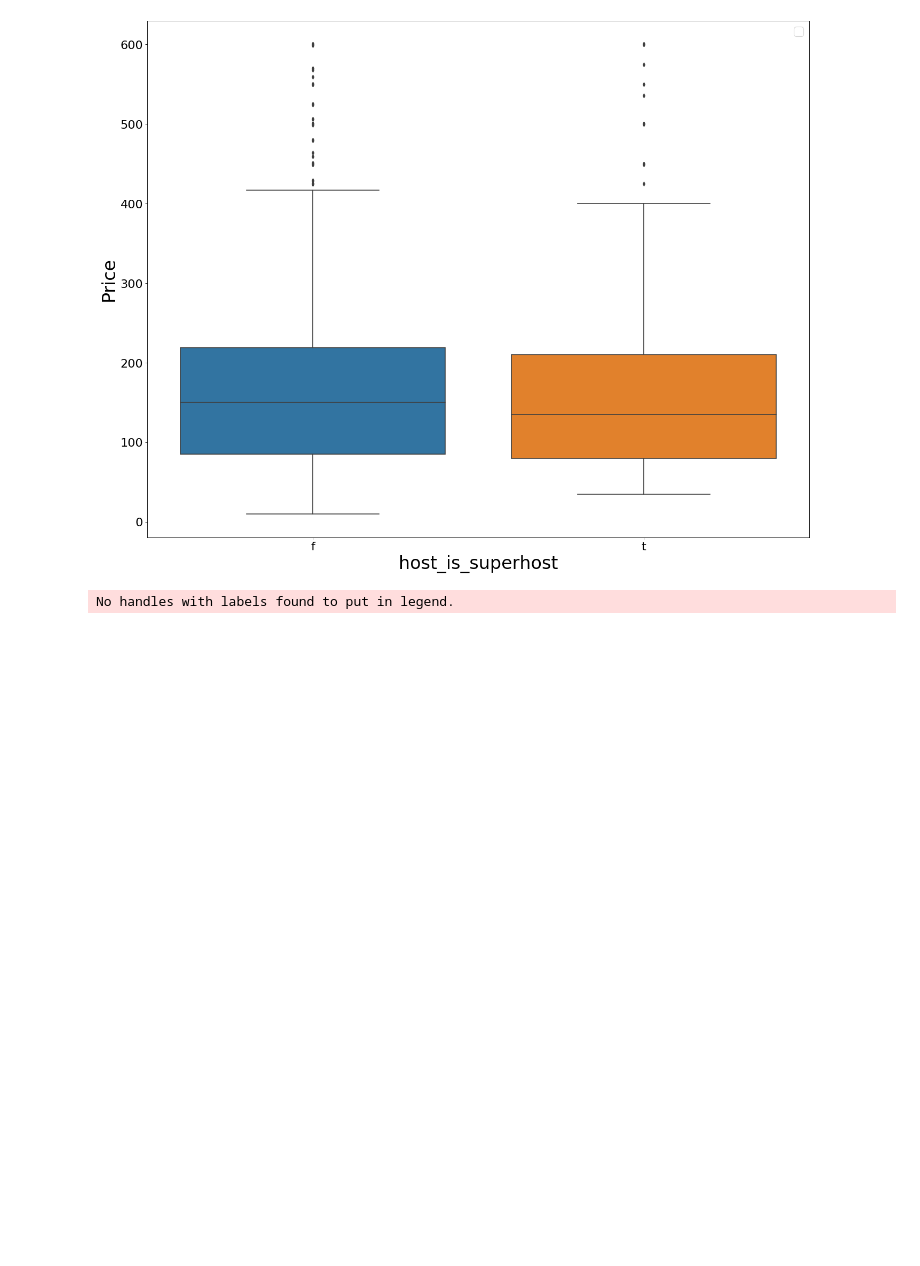
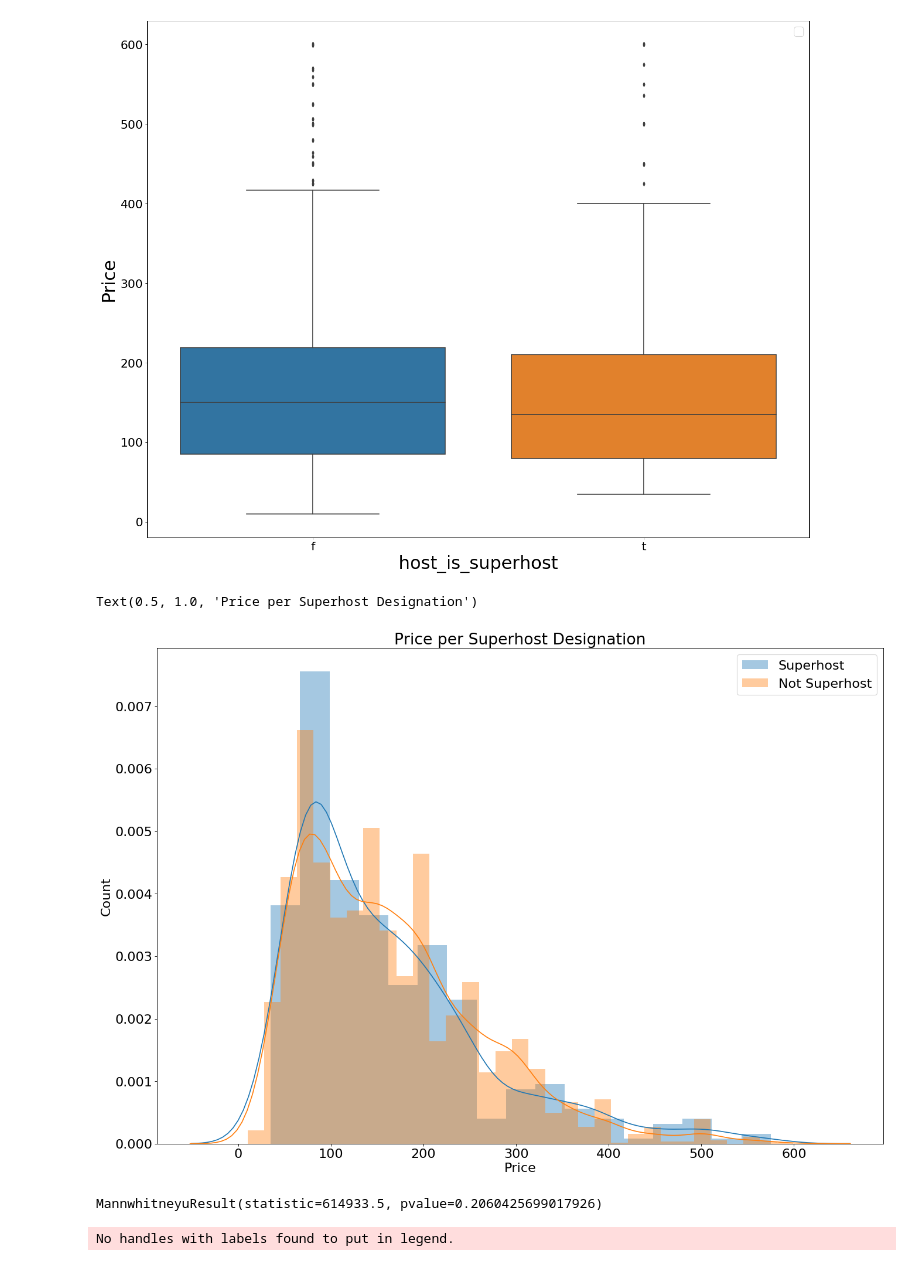
Before and after one commit to stephenparvaresh/Project_One_Boston_AirBnB, a Jupyter notebook: Boston_AirBnB_Notebook.ipynb, the cells around one changed output. Cells and saved outputs as stored; diff of their text form; code cells hidden in the pictures; blank space fills up the shorter version.

```diff
--- a/Boston_AirBnB_Notebook.ipynb
+++ b/Boston_AirBnB_Notebook.ipynb
@@ -374,4 +437,24 @@ plt.legend(fontsize=20)
 No handles with labels found to put in legend.
 <matplotlib.legend.Legend at 0x...>
 [figure]
+# %%
+fig = plt.figure(figsize=(20, 14), dpi=80)
+sns.distplot(listings['price'][(listings['host_is_superhost']=='t') & (listings['price']<600)], label='Superhost')
+sns.distplot(listings['price'][(listings['host_is_superhost']=='f') & (listings['price']<600)], label = 'Not Superhost')
+plt.xlabel('Price', fontsize = 20)
+plt.ylabel('Count', fontsize = 20)
+plt.tick_params(axis='x', labelsize=20)
+plt.tick_params(axis='y', labelsize=20)
+plt.legend(fontsize = 20)
+plt.title('Price per Superhost Designation', fontsize = 24)
+# %% [output]
+Text(0.5, 1.0, 'Price per Superhost Designation')
+[figure, added]
+# %%
+df = listings
+x = df['price'][df['host_is_superhost'] == 't']
+y = df['price'][df['host_is_superhost'] == 'f']
+scipy.stats.mannwhitneyu(x, y, use_continuity=True, alternative=None)
+# %% [output]
+MannwhitneyuResult(statistic=614933.5, pvalue=0.2060425699017926)
 # %%
```
Also changed, not shown: parts of 41 cells of this notebook.
